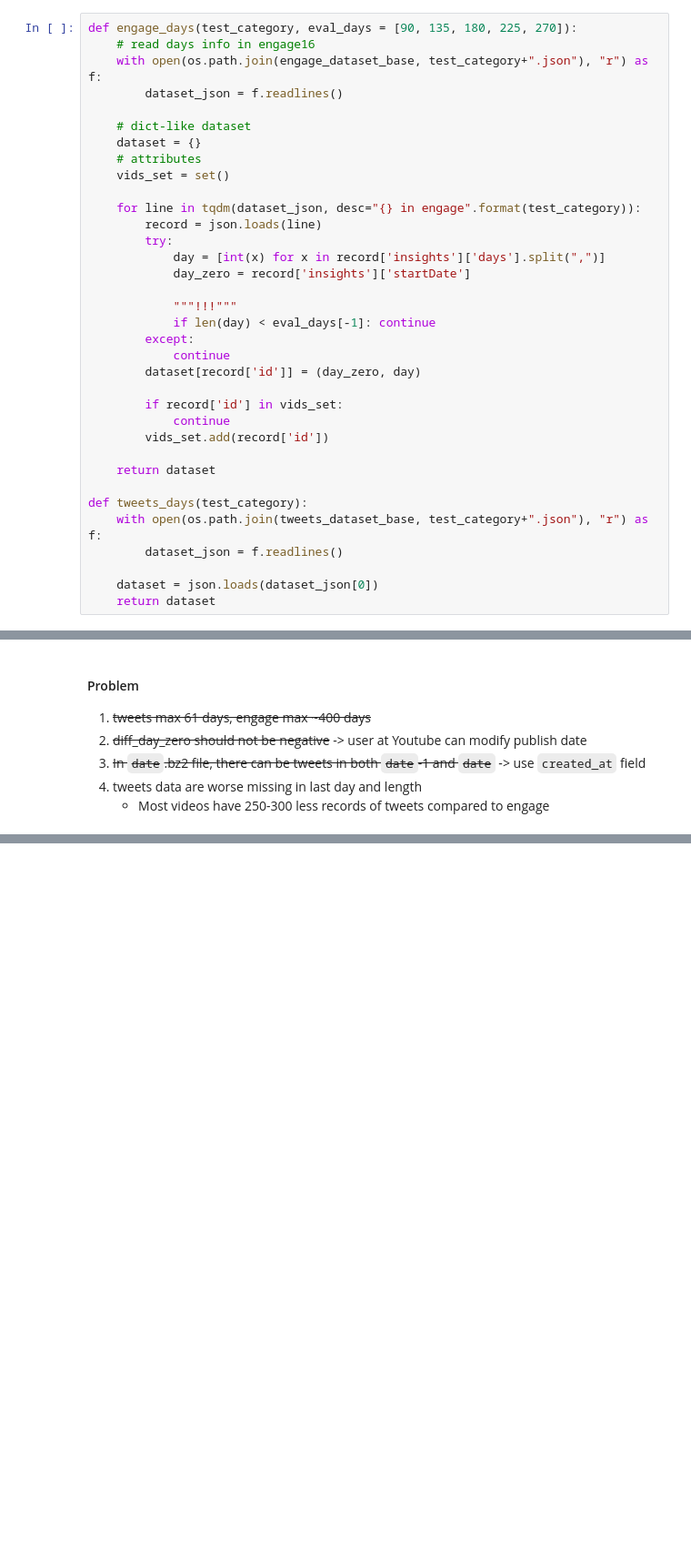
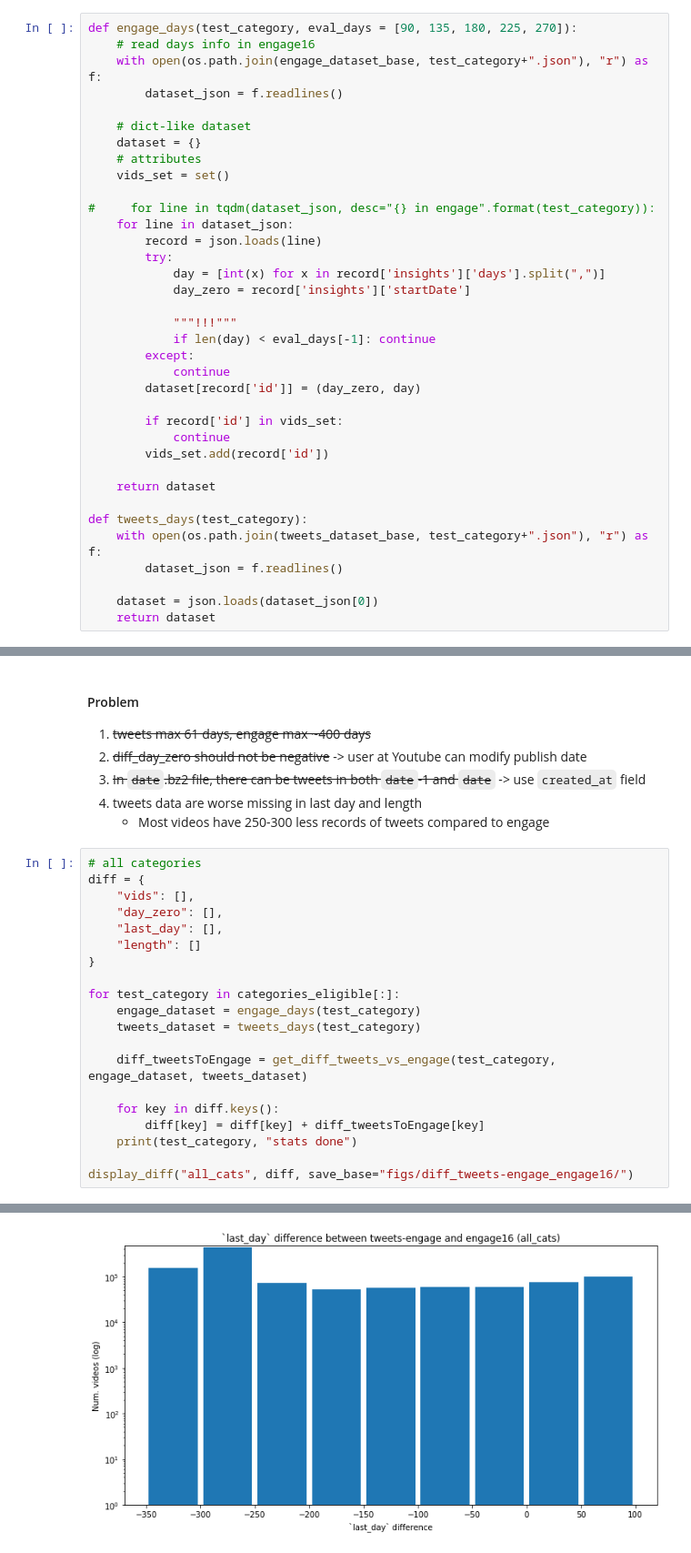
Before and after one commit to septasset/hip-popularity, a Jupyter notebook: curate-twitters/DA_tweets_dataset.ipynb, the cells around one changed output, grey strips where cells are left out. Shown at 91% size. Saved outputs shown, nothing was run; the diff lists cells and outputs as text; blank space fills up the shorter version.

Commit message:
engage16 and ACTIVE: days of tweets vs viewcounts

```diff
--- a/curate-twitters/DA_tweets_dataset.ipynb
+++ b/curate-twitters/DA_tweets_dataset.ipynb
@@ -66,7 +67,8 @@ def engage_days(test_category, eval_days = [90, 135, 180, 225, 270]):
     # attributes
     vids_set = set()
 
-    for line in tqdm(dataset_json, desc="{} in engage".format(test_category)):
+#     for line in tqdm(dataset_json, desc="{} in engage".format(test_category)):
+    for line in dataset_json:
         record = json.loads(line)
         try:
             day = [int(x) for x in record['insights']['days'].split(",")]
@@ -143,3 +161,24 @@ def display_diff(test_category, diff_tweetsToEngage):
 3. <s>In `date`.bz2 file, there can be tweets in both `date`-1 and `date`</s> -> use `created_at` field
 4. tweets data are worse missing in last day and length
     - Most videos have 250-300 less records of tweets compared to engage
+# %%
+# all categories
+diff = {
+    "vids": [],
+    "day_zero": [],
+    "last_day": [],
+    "length": []
+}
+
+for test_category in categories_eligible[:]:
+    engage_dataset = engage_days(test_category)
+    tweets_dataset = tweets_days(test_category)
+
+    diff_tweetsToEngage = get_diff_tweets_vs_engage(test_category, engage_dataset, tweets_dataset)
+
+    for key in diff.keys():
+        diff[key] = diff[key] + diff_tweetsToEngage[key]
+    print(test_category, "stats done")
+
+display_diff("all_cats", diff, save_base="figs/diff_tweets-engage_engage16/")
+# %% [output]
@@ -145,0 +202 @@ def display_diff(test_category, diff_tweetsToEngage):
+[figure, added]
```
Also changed, not shown: parts of 5 cells of this notebook, 5 other files.
